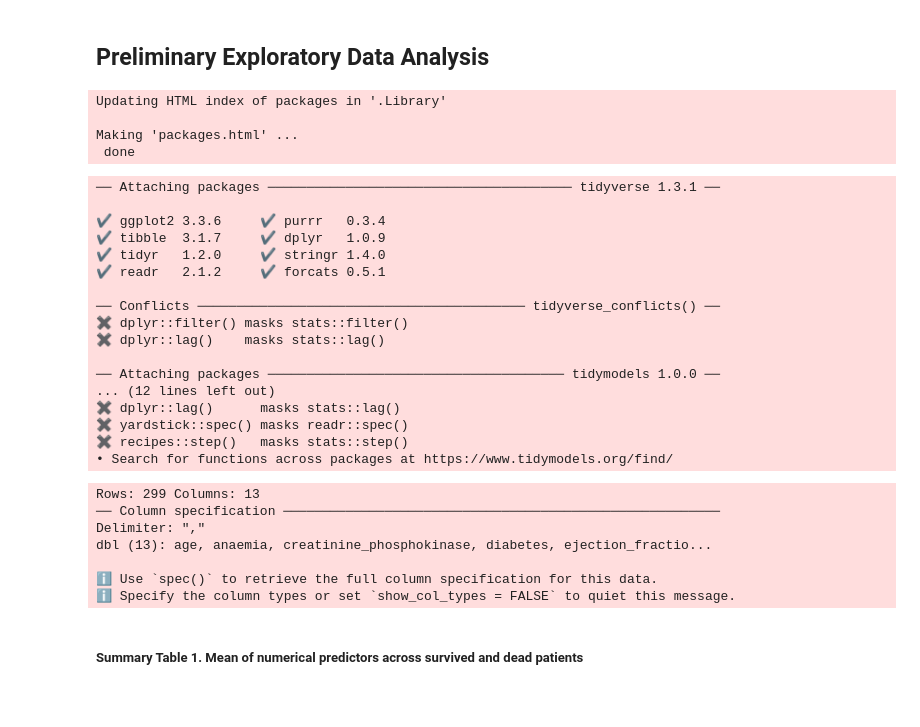
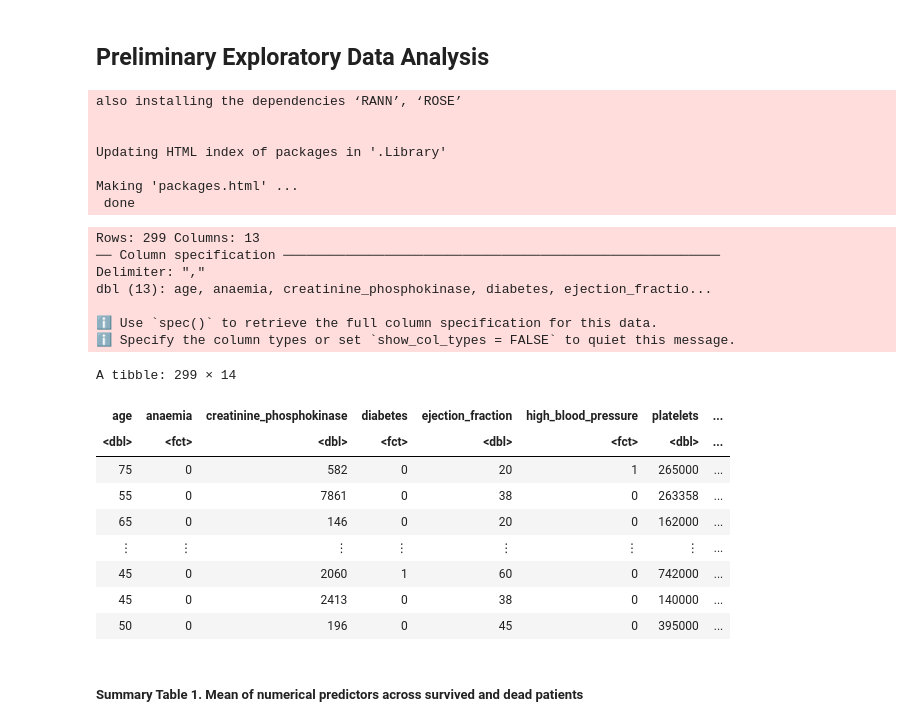
Before and after one commit to ShiyuDeng-Simon/group_project, a Jupyter notebook: Proposal.ipynb, the cells around one changed output. Drawn from its saved outputs; the diff is of its cells as text; code cells hidden in the pictures; blank space fills up the shorter version.

```diff
--- a/Proposal.ipynb
+++ b/Proposal.ipynb
@@ -18,36 +18,19 @@ Heart failure occurs when the damaged or weakened heart muscle is unbale to pump
 * Smoking status (binary)
 # %% [markdown]
 ## Preliminary Exploratory Data Analysis
+# %%
+install.packages("themis")
+# %% [output]
+also installing the dependencies ‘RANN’, ‘ROSE’
+
+
+Updating HTML index of packages in '.Library'
+
+Making 'packages.html' ...
+ done
 # %%
-# install themis package for R functions
-install.packages("themis")
+# import libraries for R functions
+library(repr)
+library(tidyverse)
+library(tidymodels)
+options(repr.matrix.max.rows = 6)
-# %% [output]
-Updating HTML index of packages in '.Library'
-
-Making 'packages.html' ...
- done
-# %%
-# import libraries for R functions
-library(repr)
-library(tidyverse)
-library(tidymodels)
-library(themis)
-options(repr.matrix.max.rows = 6)
-# %% [output]
-── Attaching packages ─────────────────────────────────────── tidyverse 1.3.1 ──
-
-✔ ggplot2 3.3.6     ✔ purrr   0.3.4
-✔ tibble  3.1.7     ✔ dplyr   1.0.9
-✔ tidyr   1.2.0     ✔ stringr 1.4.0
-✔ readr   2.1.2     ✔ forcats 0.5.1
-
-── Conflicts ────────────────────────────────────────── tidyverse_conflicts() ──
-✖ dplyr::filter() masks stats::filter()
-✖ dplyr::lag()    masks stats::lag()
-
-── Attaching packages ────────────────────────────────────── tidymodels 1.0.0 ──
-... (12 lines left out)
-✖ dplyr::lag()      masks stats::lag()
-✖ yardstick::spec() masks readr::spec()
-✖ recipes::step()   masks stats::step()
-• Search for functions across packages at https://www.tidymodels.org/find/
@@ -67,16 +52,28 @@ dbl (13): age, anaemia, creatinine_phosphokinase, diabetes, ejection_fractio...
 # %%
 # turn binary variables into factors
 
 original_data <- original_data |>
     mutate(anaemia = as_factor(anaemia),
           diabetes = as_factor(diabetes),
           high_blood_pressure = as_factor(high_blood_pressure),
           platelets_num_per_mL = platelets/1000,
           sex = as_factor(sex),
           smoking = as_factor(smoking),
           DEATH_EVENT = as_factor(DEATH_EVENT))
+original_data
 
 # man is 1 in sex, woman is 0 since the paper said 194 men and 105 women, filtering for sex == 1 gives as 194 rows
+# %% [output]
+A tibble: 299 × 14
+| age | anaemia | creatinine_phosphokinase | diabetes | ejection_fraction | high_blood_pressure | platelets | ... |
+| <dbl> | <fct> | <dbl> | <fct> | <dbl> | <fct> | <dbl> | ... |
+| 75 | 0 | 582 | 0 | 20 | 1 | 265000 | ... |
+| 55 | 0 | 7861 | 0 | 38 | 0 | 263358 | ... |
+| 65 | 0 | 146 | 0 | 20 | 0 | 162000 | ... |
+| ⋮ | ⋮ | ⋮ | ⋮ | ⋮ | ⋮ | ⋮ | ... |
+| 45 | 0 | 2060 | 1 | 60 | 0 | 742000 | ... |
+| 45 | 0 | 2413 | 0 | 38 | 0 | 140000 | ... |
+| 50 | 0 | 196 | 0 | 45 | 0 | 395000 | ... |
 # %%
 # split the data into training and testing sets
 
```
Also changed, not shown: parts of 21 cells of this notebook.
